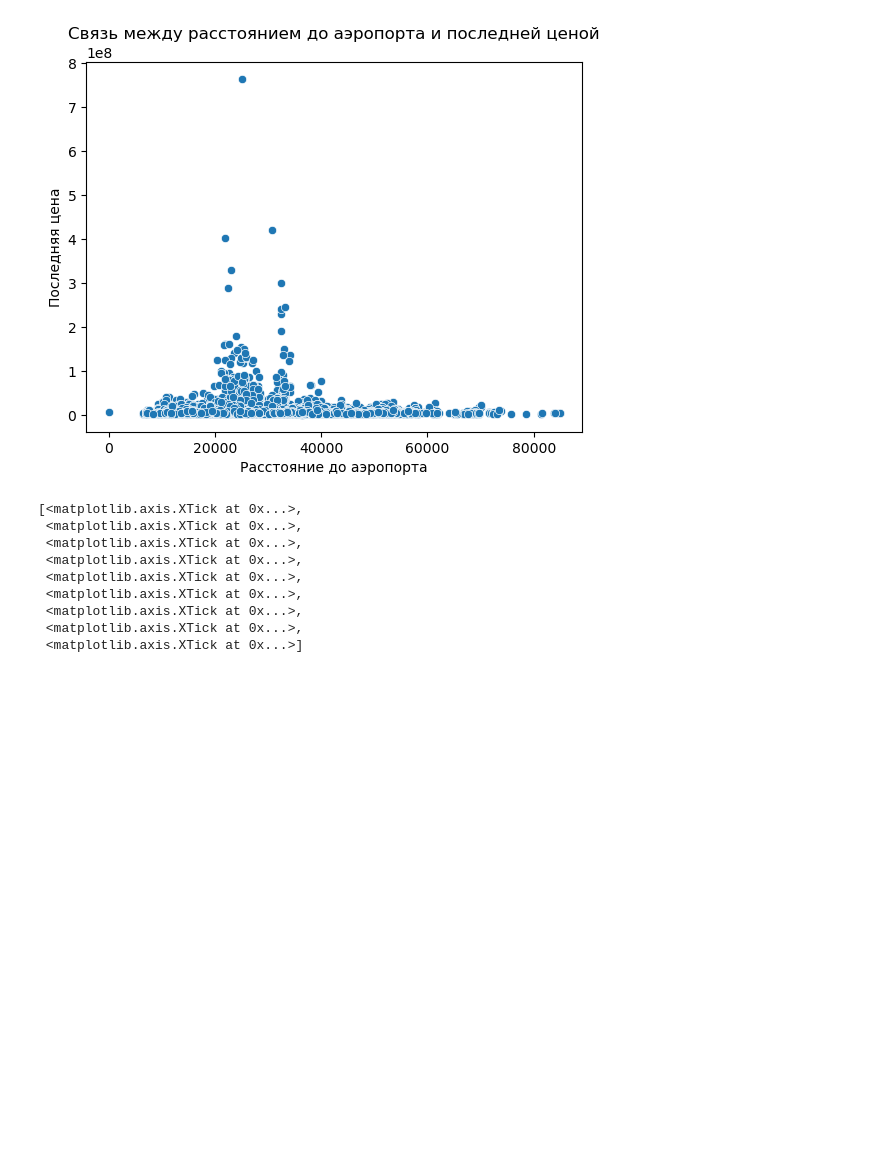
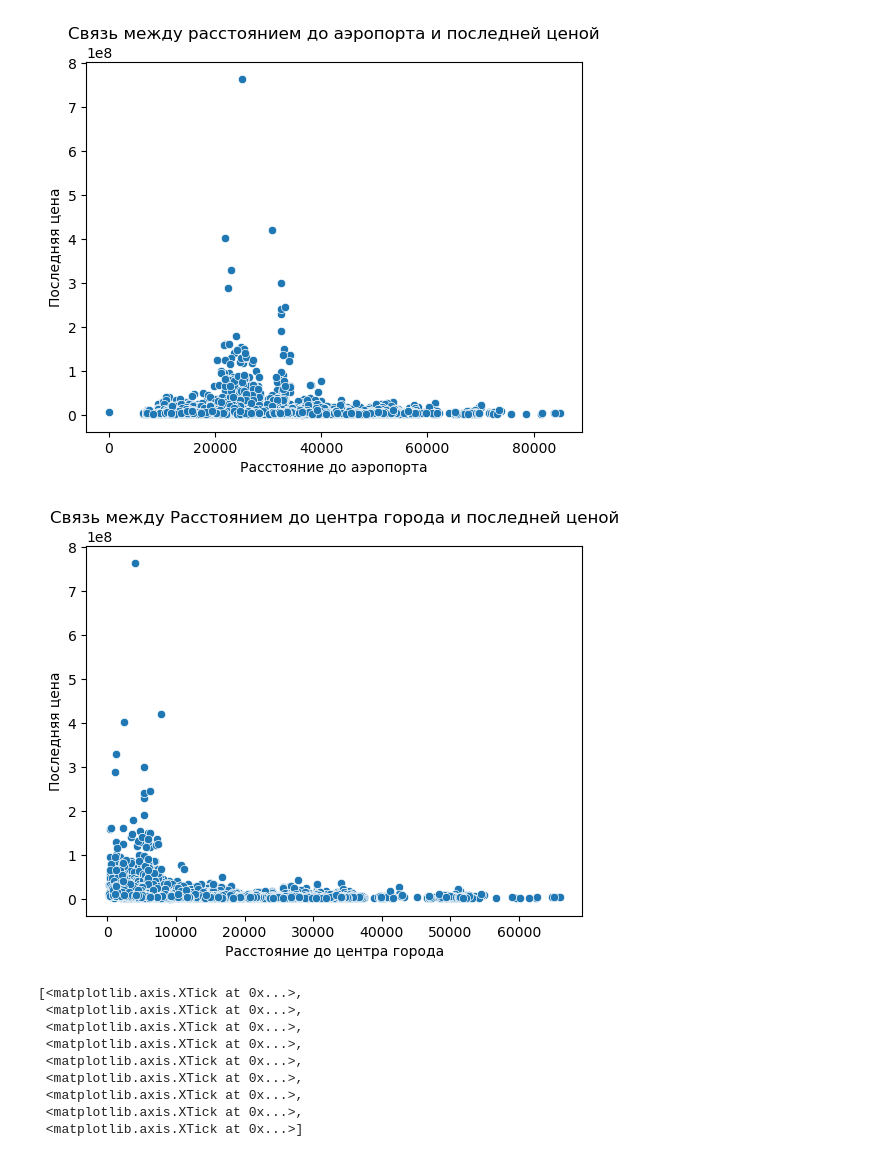
Before and after one commit to rustam-azimov/ml-course, a Jupyter notebook: task1.ipynb, the cells around one changed output. Drawn from its saved outputs; the diff is of its cells as text; code cells hidden in the pictures; blank space fills up the shorter version.

```diff
--- a/task1.ipynb
+++ b/task1.ipynb
@@ -137,6 +130,14 @@ plt.ylabel('Последняя цена')
 plt.show()
 # %% [output]
 [figure]
+# %%
+sns.scatterplot(x='cityCenters_nearest', y='last_price', data=all_data)
+plt.title('Связь между Расстоянием до центра города и последней ценой')
+plt.xlabel('Расстояние до центра города')
+plt.ylabel('Последняя цена')
+plt.show()
+# %% [output]
+[figure, added]
 # %%
 _, ax = plt.subplots(1, 2, figsize=(15, 6))
 all_data[all_data['total_area'] <= 100]['total_area'].plot.hist(ax=ax[0], edgecolor='black', bins=30)
```
Also changed, not shown: parts of 16 cells of this notebook.
